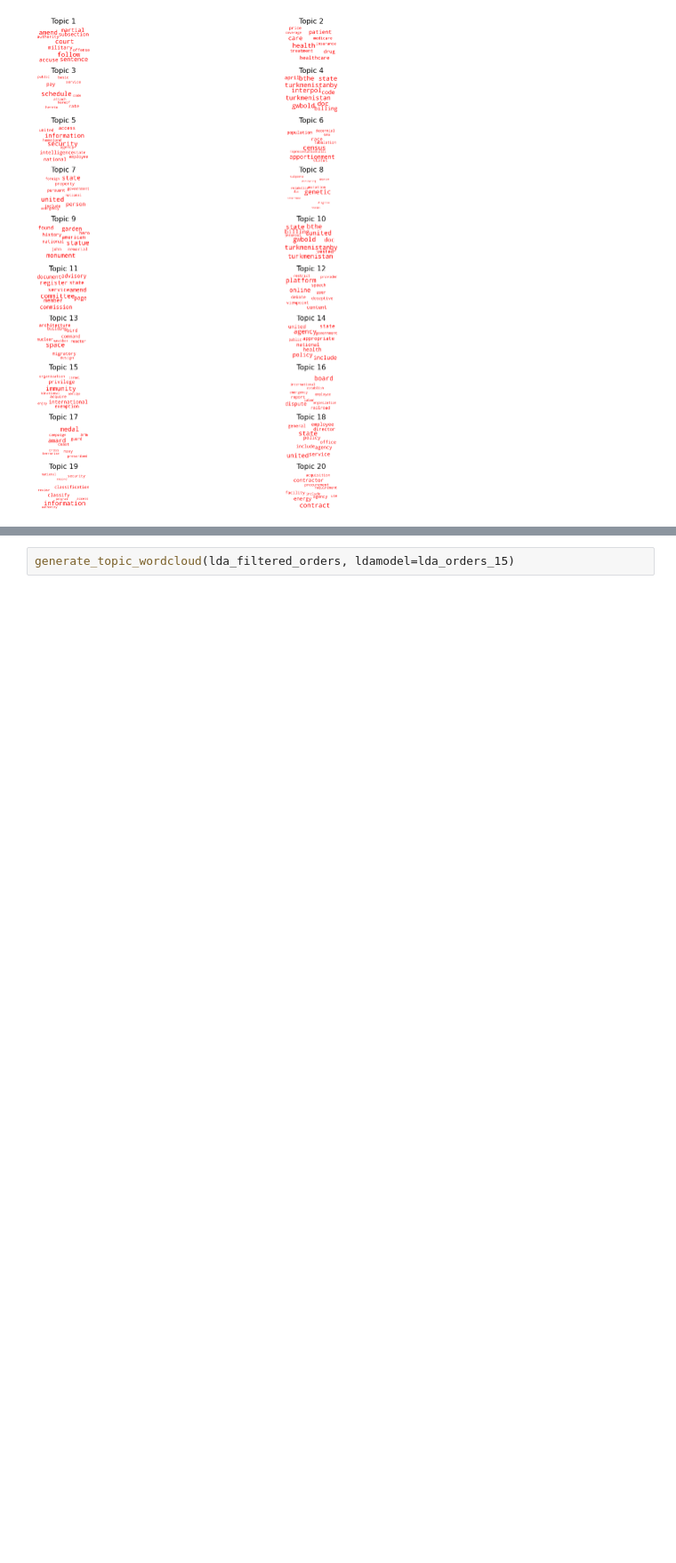
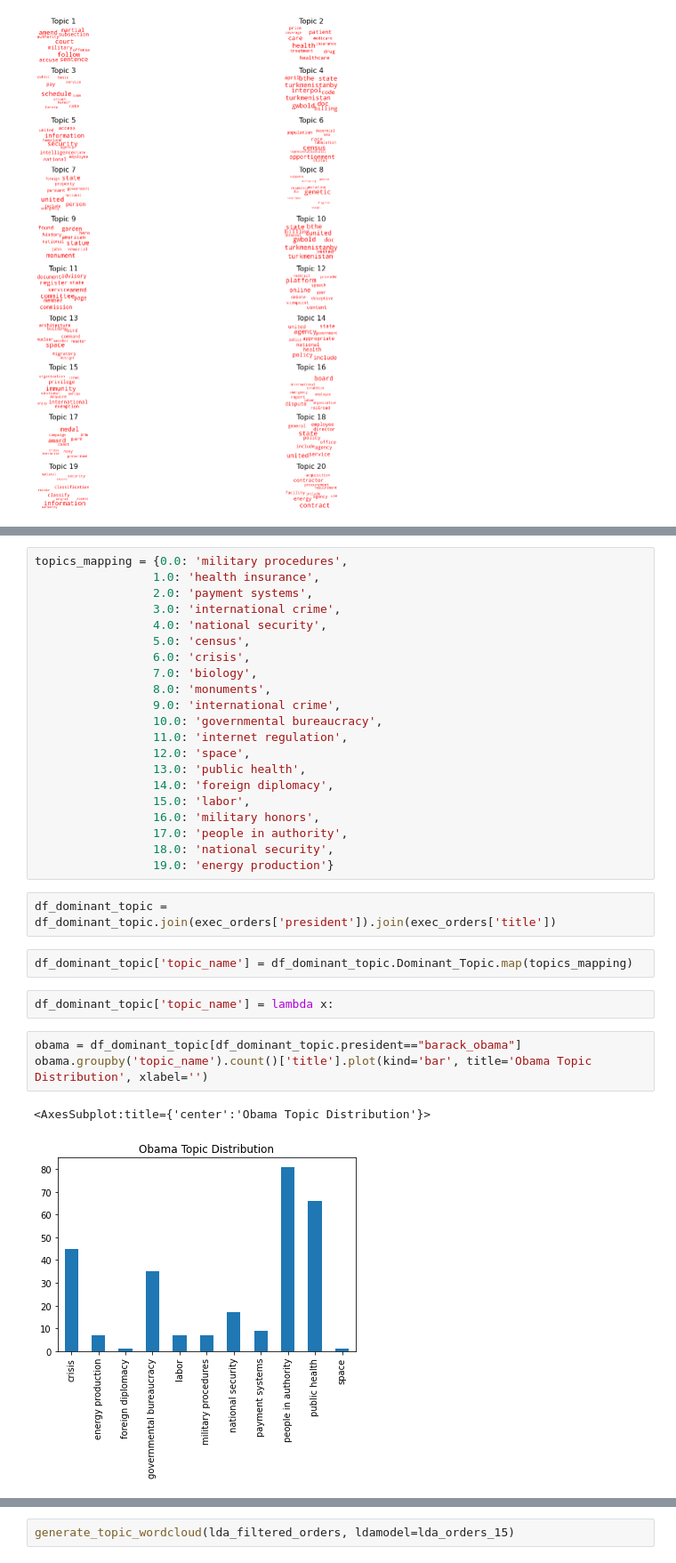
Before and after one commit to RobertoBarrosoLuque/Presidential-Rhetoric-NLP, a Jupyter notebook: exploratory_notebooks/final_proj_exploratory.ipynb, the cells around one changed output, grey strips where cells are left out. Shown at 89% size. Drawn from its saved outputs; the diff is of its cells as text; blank space fills up the shorter version.

Commit message:
dominant topic graphs created

```diff
--- a/exploratory_notebooks/final_proj_exploratory.ipynb
+++ b/exploratory_notebooks/final_proj_exploratory.ipynb
@@ -558,0 +756,33 @@ generate_topic_wordcloud(lda_filtered_orders, ldamodel=best_model_filtered)
+# %%
+topics_mapping = {0.0: 'military procedures',
+                 1.0: 'health insurance',
+                 2.0: 'payment systems',
+                 3.0: 'international crime',
+                 4.0: 'national security',
+                 5.0: 'census',
+                 6.0: 'crisis',
+                 7.0: 'biology',
+                 8.0: 'monuments',
+                 9.0: 'international crime',
+                 10.0: 'governmental bureaucracy',
+                 11.0: 'internet regulation',
+                 12.0: 'space',
+                 13.0: 'public health',
+                 14.0: 'foreign diplomacy',
+                 15.0: 'labor',
+                 16.0: 'military honors',
+                 17.0: 'people in authority',
+                 18.0: 'national security',
+                 19.0: 'energy production'}
+# %%
+df_dominant_topic = df_dominant_topic.join(exec_orders['president']).join(exec_orders['title'])
+# %%
+df_dominant_topic['topic_name'] = df_dominant_topic.Dominant_Topic.map(topics_mapping)
+# %%
+df_dominant_topic['topic_name'] = lambda x:
+# %%
+obama = df_dominant_topic[df_dominant_topic.president=="barack_obama"]
+obama.groupby('topic_name').count()['title'].plot(kind='bar', title='Obama Topic Distribution', xlabel='')
+# %% [output]
+<AxesSubplot:title={'center':'Obama Topic Distribution'}>
+[figure, added]
```
Also changed, not shown: parts of 24 cells of this notebook.
